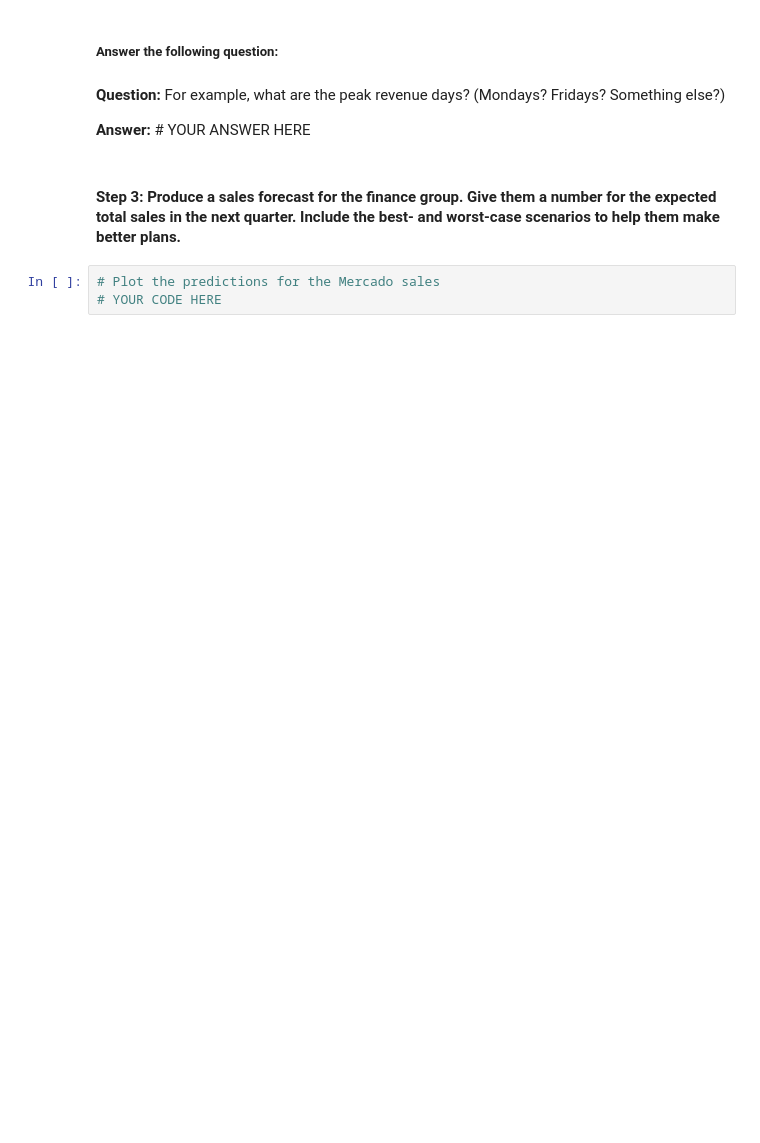
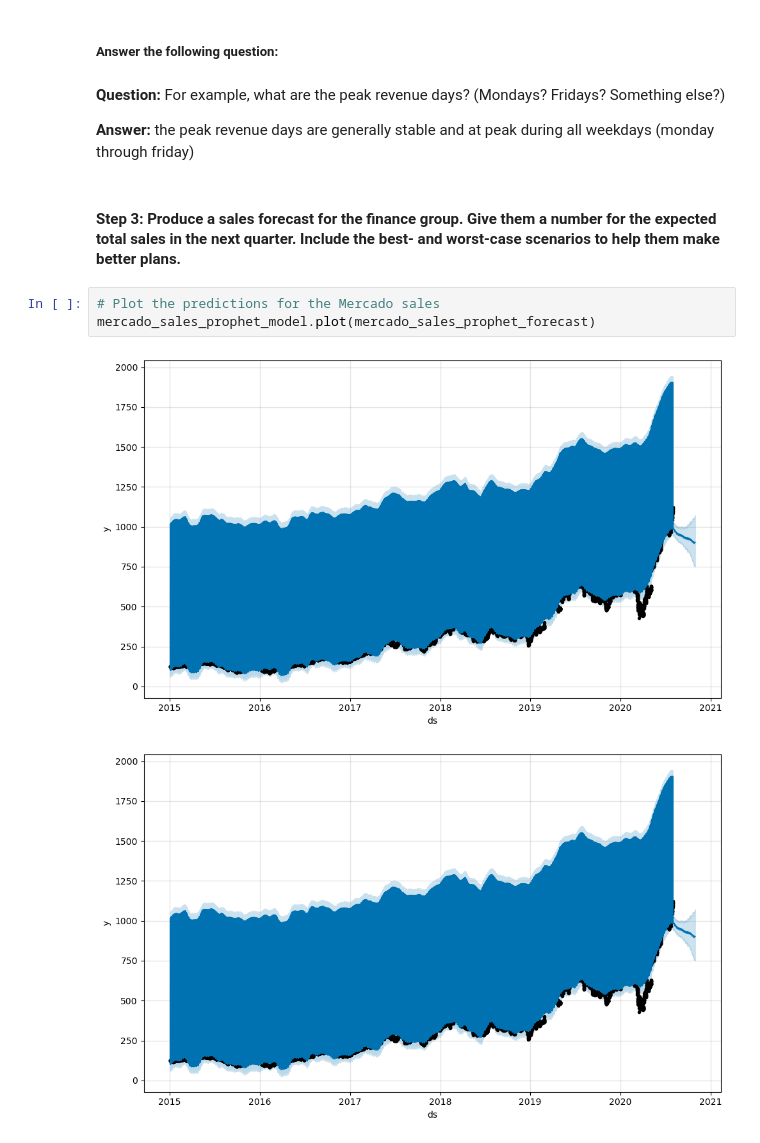
Before and after one commit to anuraggargLTI/module_11_challenge, a Jupyter notebook: forecasting_net_prophet.ipynb, the cells around one changed output. Drawn from its saved outputs; the diff is of its cells as text; blank space fills up the shorter version.

```diff
--- a/forecasting_net_prophet.ipynb
+++ b/forecasting_net_prophet.ipynb
@@ -718,11 +757,14 @@ mercado_sales_prophet_forecast = # YOUR CODE HERE
 # %% [markdown]
 **Question:** For example, what are the peak revenue days? (Mondays? Fridays? Something else?)
 
-**Answer:** # YOUR ANSWER HERE
+**Answer:** the peak revenue days are generally stable and at peak during all weekdays (monday through friday)
 # %% [markdown]
 #### Step 3: Produce a sales forecast for the finance group. Give them a number for the expected total sales in the next quarter. Include the best- and worst-case scenarios to help them make better plans.
 # %%
 # Plot the predictions for the Mercado sales
-# YOUR CODE HERE
+mercado_sales_prophet_model.plot(mercado_sales_prophet_forecast)
+# %% [output]
+[figure, added]
+[figure, added]
 # %%
 # For the mercado_sales_prophet_forecast DataFrame, set the ds column as the DataFrame Index
```
Also changed, not shown: parts of 11 cells of this notebook.
